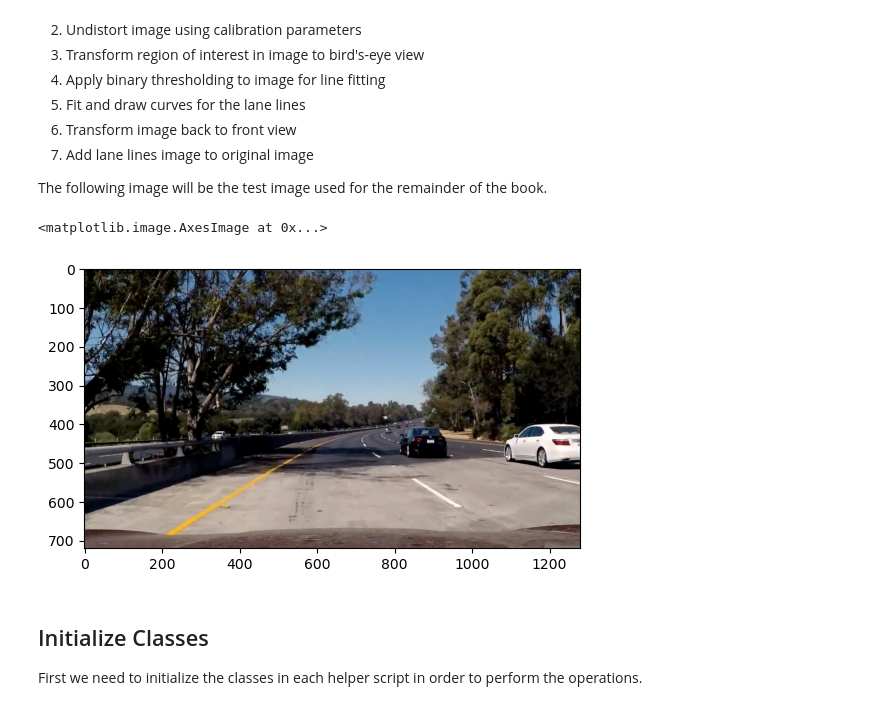
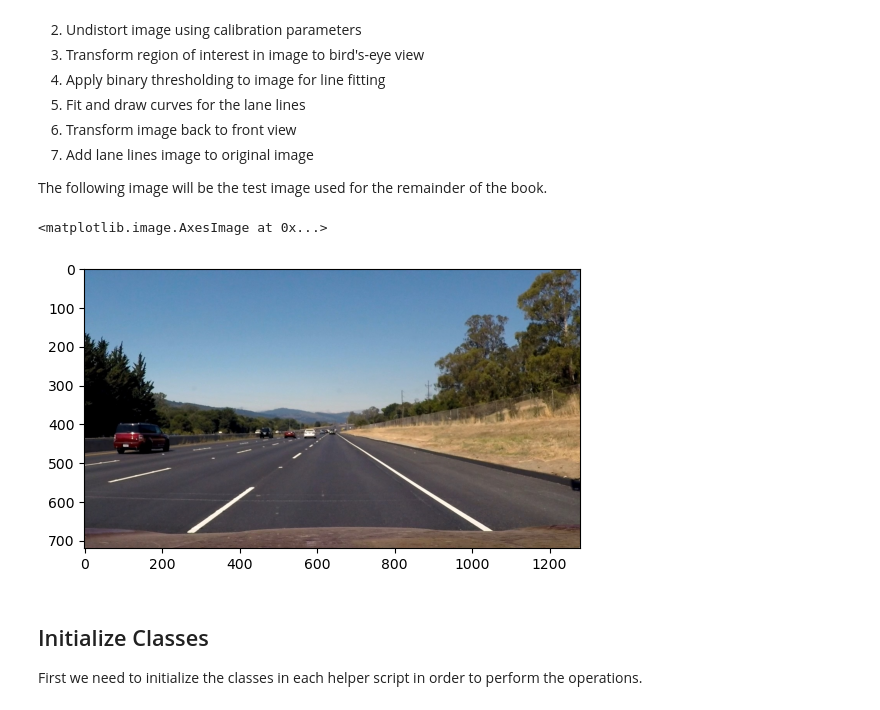
Before and after one commit to xFiveRivers/lane-detection-advanced, a Jupyter notebook: pipeline.ipynb, the cells around one changed output. Cells and saved outputs as stored; diff of their text form; code cells hidden in the pictures.

```diff
--- a/pipeline.ipynb
+++ b/pipeline.ipynb
@@ -29,12 +29,12 @@ Here are the following steps in our pipeline:
 
 The following image will be the test image used for the remainder of the book.
 # %%
-orig_img = cv2.imread('test_images/test5.jpg')
+orig_img = cv2.imread('test_images/straight_lines2.jpg')
 orig_img = cv2.cvtColor(orig_img, cv2.COLOR_BGR2RGB)
 plt.imshow(orig_img)
 # %% [output]
 <matplotlib.image.AxesImage at 0x...>
-[figure, old version]
+[figure, new version]
 # %% [markdown]
 ## Initialize Classes
 
```
Also changed, not shown: parts of 7 cells of this notebook, 2 other files.
